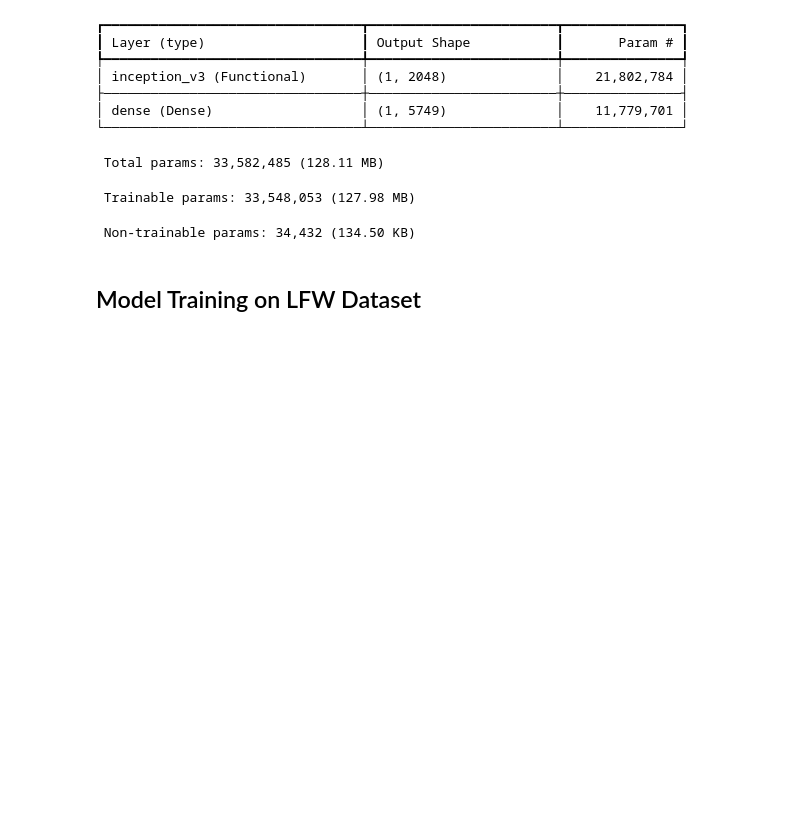
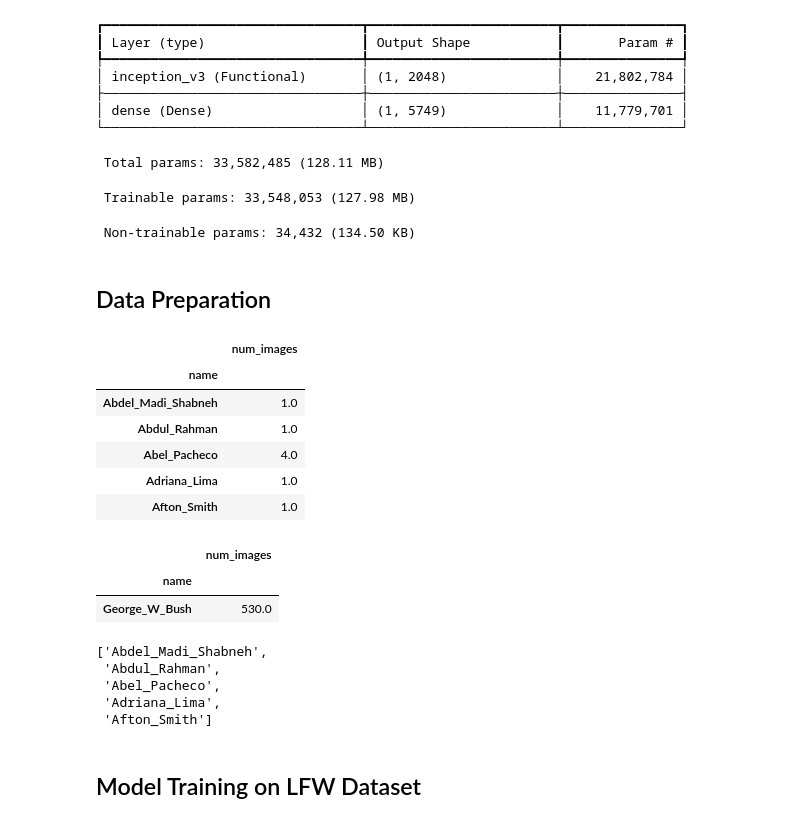
Before and after one commit to Dark-eXe/dsci565-face-authentication, a Jupyter notebook: src/Implementation.ipynb, the cells around one changed output. Cells and saved outputs as stored; diff of their text form; code cells hidden in the pictures; blank space fills up the shorter version.

Commit message:
Update notebook with data preparation

```diff
--- a/src/Implementation.ipynb
+++ b/src/Implementation.ipynb
@@ -172,3 +161,33 @@ Model: "sequential"
  Total params: 33,582,485 (128.11 MB)
  Trainable params: 33,548,053 (127.98 MB)
  Non-trainable params: 34,432 (134.50 KB)
+# %% [markdown]
+## Data Preparation
+# %%
+people = people.rename(columns={'images': 'num_images'})
+# %%
+people = people.set_index('name')
+# %%
+people.head()
+# %% [output]
+|  | num_images |
+| name |  |
+| Abdel_Madi_Shabneh | 1.0 |
+| Abdul_Rahman | 1.0 |
+| Abel_Pacheco | 4.0 |
+| Adriana_Lima | 1.0 |
+| Afton_Smith | 1.0 |
+# %%
+people[people['num_images'] == people['num_images'].max()]
+# %% [output]
+|  | num_images |
+| name |  |
+| George_W_Bush | 530.0 |
+# %%
+names[:5]
+# %% [output]
+['Abdel_Madi_Shabneh',
+ 'Abdul_Rahman',
+ 'Abel_Pacheco',
+ 'Adriana_Lima',
+ 'Afton_Smith']
```
Also changed, not shown: parts of 13 cells of this notebook.
